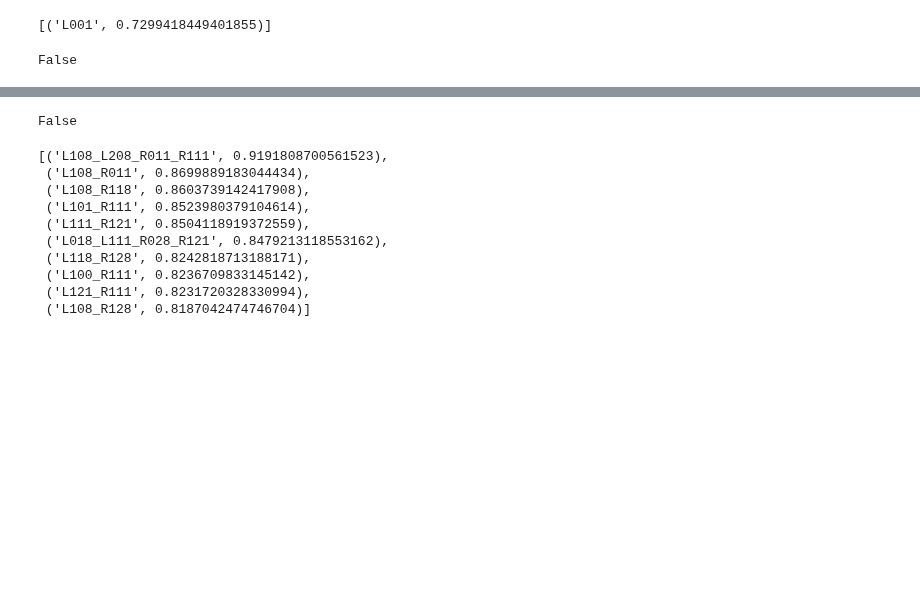
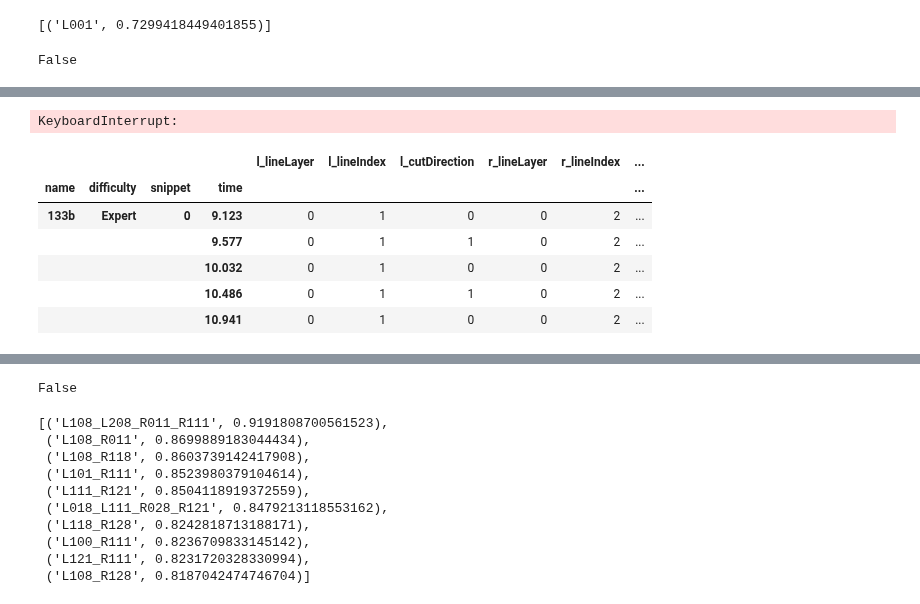
Before and after one commit to ronaldluc/DeepSaber, a Jupyter notebook: research/action_vectors/create_action_embeddings.ipynb, the cells around one changed output, grey strips where cells are left out. Saved outputs shown, nothing was run; the diff lists cells and outputs as text; code cells hidden in the pictures; blank space fills up the shorter version.

```diff
--- a/research/action_vectors/create_action_embeddings.ipynb
+++ b/research/action_vectors/create_action_embeddings.ipynb
@@ -844,0 +795,14 @@ ValueError: invalid literal for int() with base 10: 'R'
+# %%
+pd.DataFrame(word_vecs).apply(np.array, axis=1)
+# %% [output]
+KeyboardInterrupt:
+# %%
+train.head()
+# %% [output]
+|  |  |  |  | l_lineLayer | l_lineIndex | l_cutDirection | r_lineLayer | r_lineIndex | ... |
+| name | difficulty | snippet | time |  |  |  |  |  | ... |
+| 133b | Expert | 0 | 9.123 | 0 | 1 | 0 | 0 | 2 | ... |
+|  |  |  | 9.577 | 0 | 1 | 1 | 0 | 2 | ... |
+|  |  |  | 10.032 | 0 | 1 | 0 | 0 | 2 | ... |
+|  |  |  | 10.486 | 0 | 1 | 1 | 0 | 2 | ... |
+|  |  |  | 10.941 | 0 | 1 | 0 | 0 | 2 | ... |
```
Also changed, not shown: parts of 18 cells of this notebook, 6 other files.
